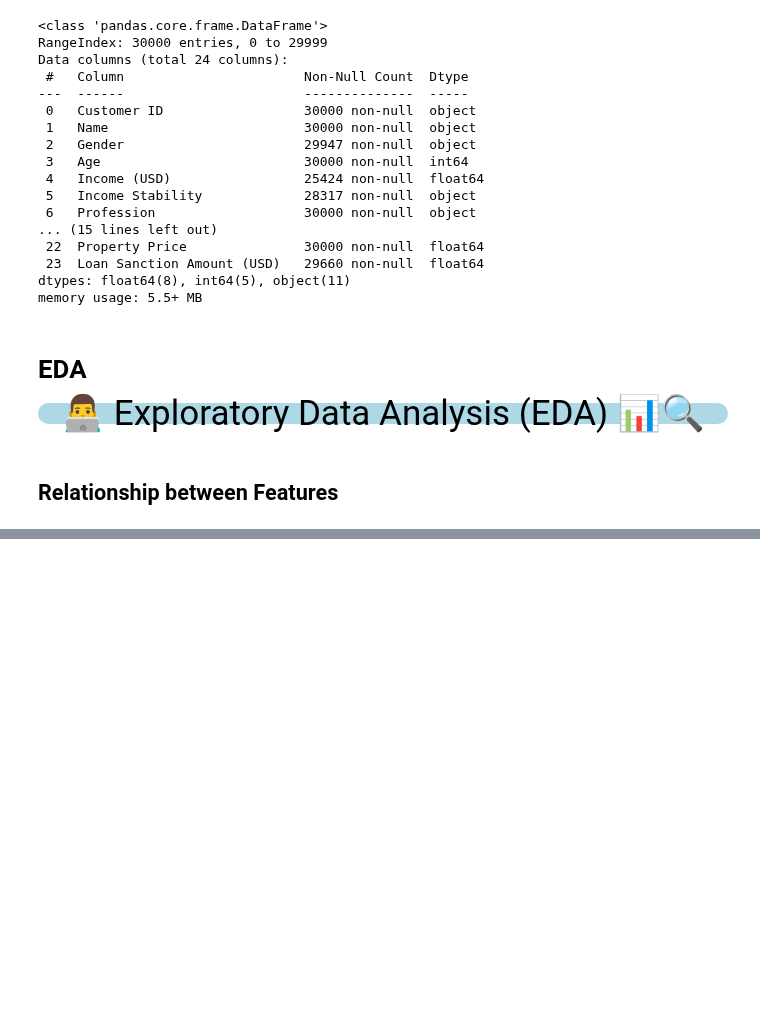
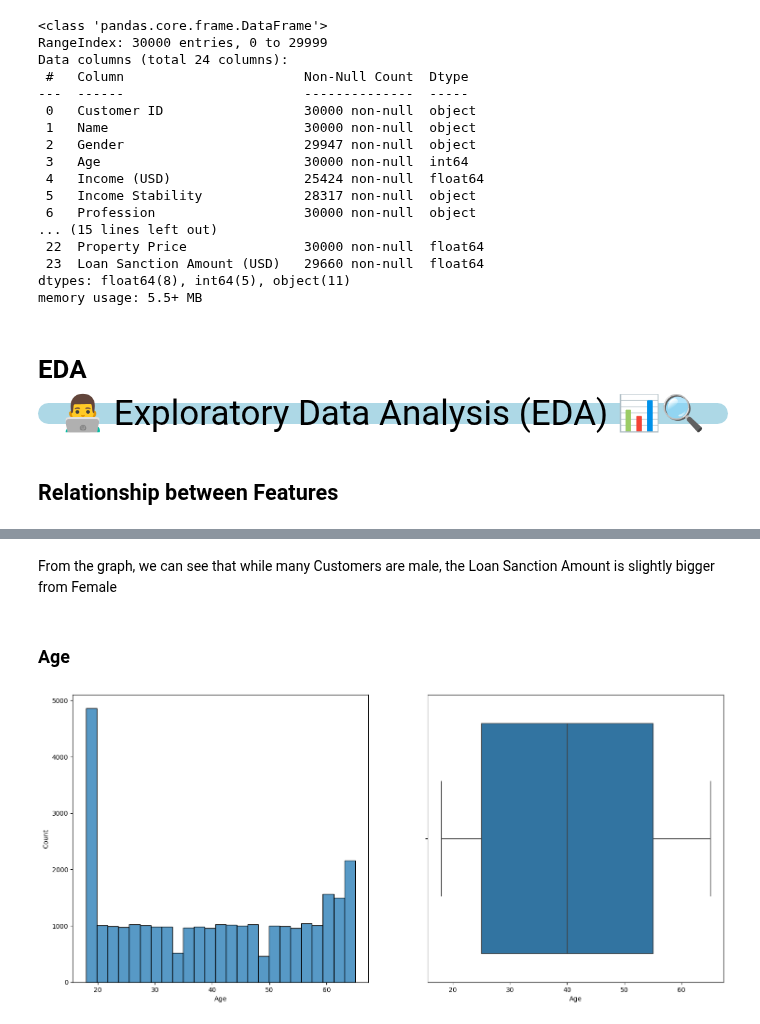
Before and after one commit to JonathanSuryaS/AOL---Machine-Learning, a Jupyter notebook: main.ipynb, the cells around one changed output, grey strips where cells are left out. Cells and saved outputs as stored; diff of their text form; code cells hidden in the pictures; blank space fills up the shorter version.

```diff
--- a/main.ipynb
+++ b/main.ipynb
@@ -118,0 +182,11 @@ sns.histplot(data = data, x = 'Loan Sanction Amount (USD)', bins =50)
+# %% [markdown]
+From the graph, we can see that while many Customers are male, the Loan Sanction Amount is slightly bigger from Female
+# %% [markdown]
+### Age
+# %%
+fig, ax = plt.subplots(1, 2, figsize =(18, 8))
+sns.histplot(data = data, x = 'Age', ax = ax[0])
+sns.boxplot(data = data, x ='Age')
+plt.show()
+# %% [output]
+[figure, added]
```
Also changed, not shown: parts of 17 cells of this notebook, 2 other files.
